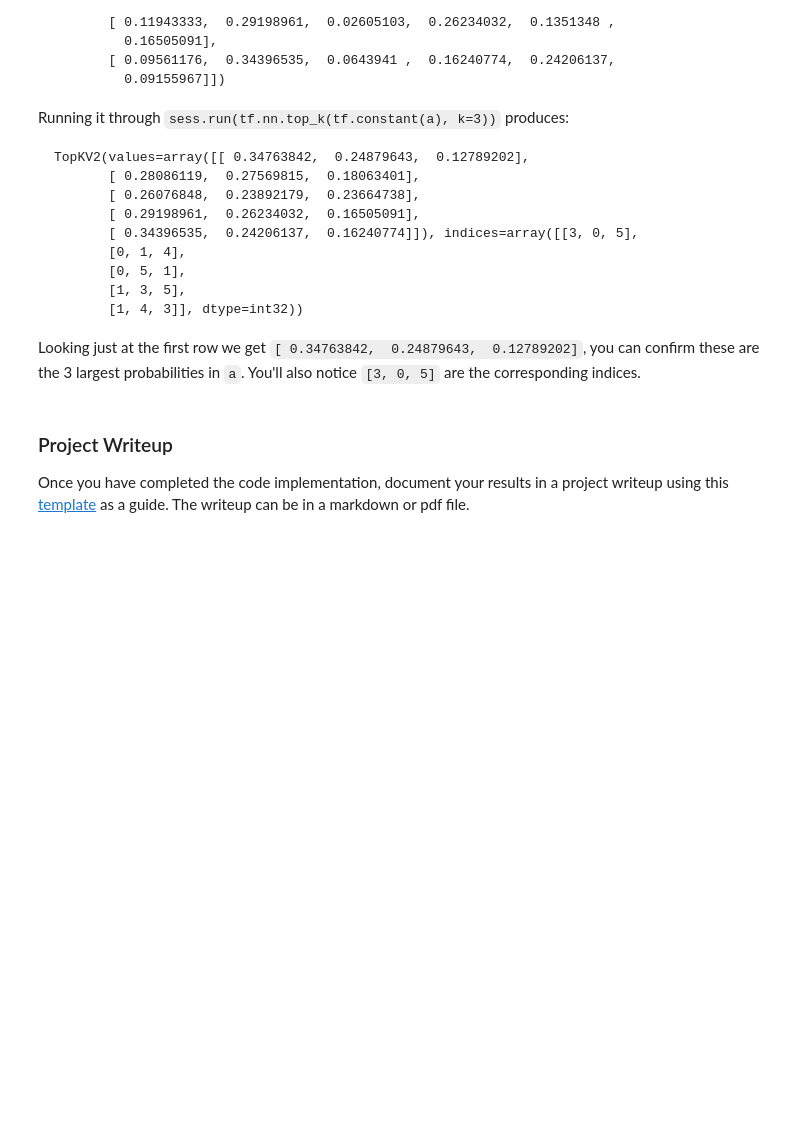
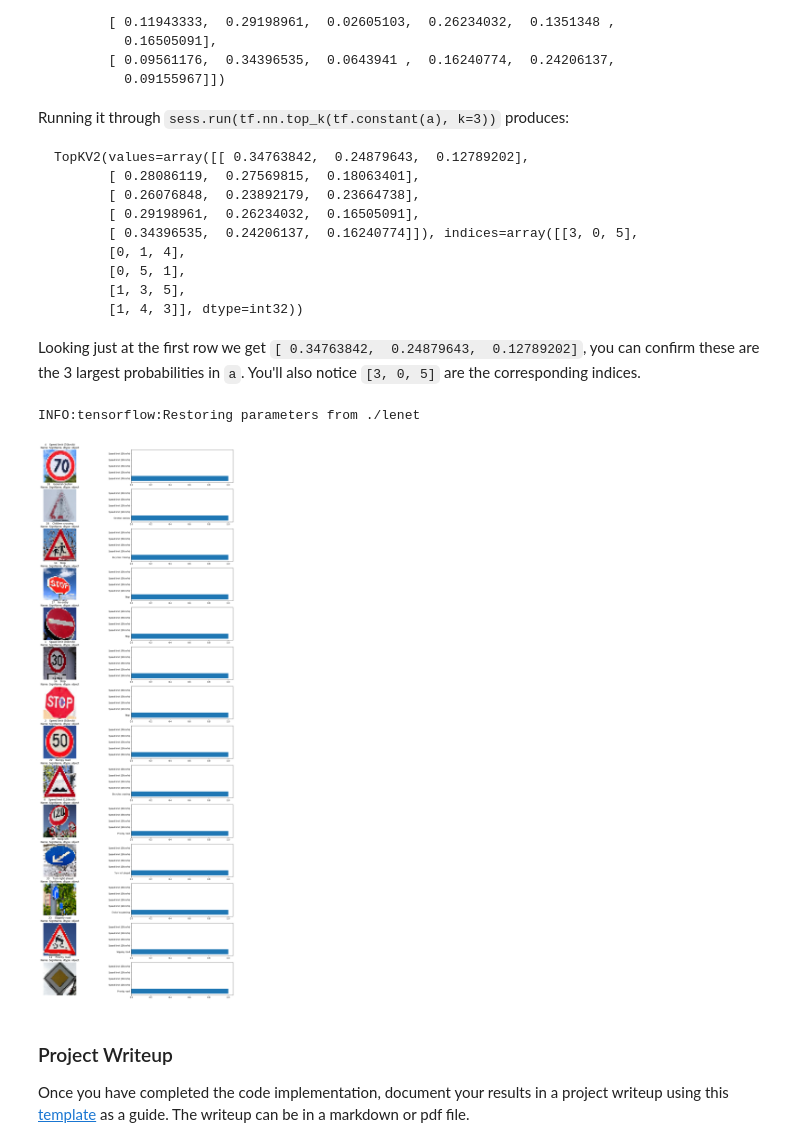
Before and after one commit to sanyam89/Project_3_Traffic_Sign_Classifier, a Jupyter notebook: Traffic_Sign_Classifier.ipynb, the cells around one changed output. Cells and saved outputs as stored; diff of their text form; code cells hidden in the pictures; blank space fills up the shorter version.

```diff
--- a/Traffic_Sign_Classifier.ipynb
+++ b/Traffic_Sign_Classifier.ipynb
@@ -206,7 +206,7 @@ plt.show()
 ### Feel free to use as many code cells as needed.
 import tensorflow as tf
 
-EPOCHS = 20
+EPOCHS = 30
 BATCH_SIZE = 128
 rate = 0.0005 # 0.001 works good
 # %%
@@ -497,30 +491,30 @@ Looking just at the first row we get `[ 0.34763842,  0.24879643,  0.12789202]`,
 # %%
 ### Print out the top five softmax probabilities for the predictions on the German traffic sign images found on the web.
 ### Feel free to use as many code cells as needed.
 
-
-softmax = tf.nn.softmax(logits)
-top_5_prob = sess.run(tf.nn.top_k(softmax, k=5))
-
-
 with tf.Session() as sess:
     saver.restore(sess, tf.train.latest_checkpoint('.'))
-    softmax = sess.run(softmax, feed_dict={x: new_images})
-    top5 = sess.run(top_5_prob, feed_dict={x: new_images})
 
+    softmax = sess.run(tf.nn.softmax(logits), feed_dict={x: new_images})
+    top5_prob = sess.run(tf.nn.top_k(softmax, k=5)) #, feed_dict={x: new_images})
 
-    for x in range(len(new_images_classification)):
-        print(top5)
-
-"""hist, bins = np.histogram(y_train, bins = n_classes)
-labels = np.arange(len(sign_name))
-fig, ax = plt.subplots(figsize = (15,20))
-ax.barh(labels,hist)
-ax.set_yticks(labels)
-ax.set_yticklabels(sign_name)
-ax.set_xlabel('Number of each traffic sign')
-ax.set_title('Traffic sign distributon')
-plt.show()"""
+k=1
+plt.figure(figsize=(20, 50))
+for i in range(len(new_images)):
+    plt.subplot(len(new_images), 2, k)
+    plt.imshow(np.array(new_images)[i])
+    plt.title(sign_name[class_id == np.int(new_images_classification[i])])
+    plt.axis('off')
+    k+=1
+    plt.subplot(len(new_images), 2, k)
+    plt.barh(np.arange(1, 6, 1), top5_prob.values[i, :])
+    labs=[sign_name[j] for j in top5_prob.indices[i]]
+    plt.yticks(np.arange(1, 6, 1), labs)
+    k+=1
+plt.show()
+# %% [output]
+INFO:tensorflow:Restoring parameters from ./lenet
+[figure, added]
 # %% [markdown]
 ### Project Writeup
 
```
Also changed, not shown: parts of 5 cells of this notebook.
